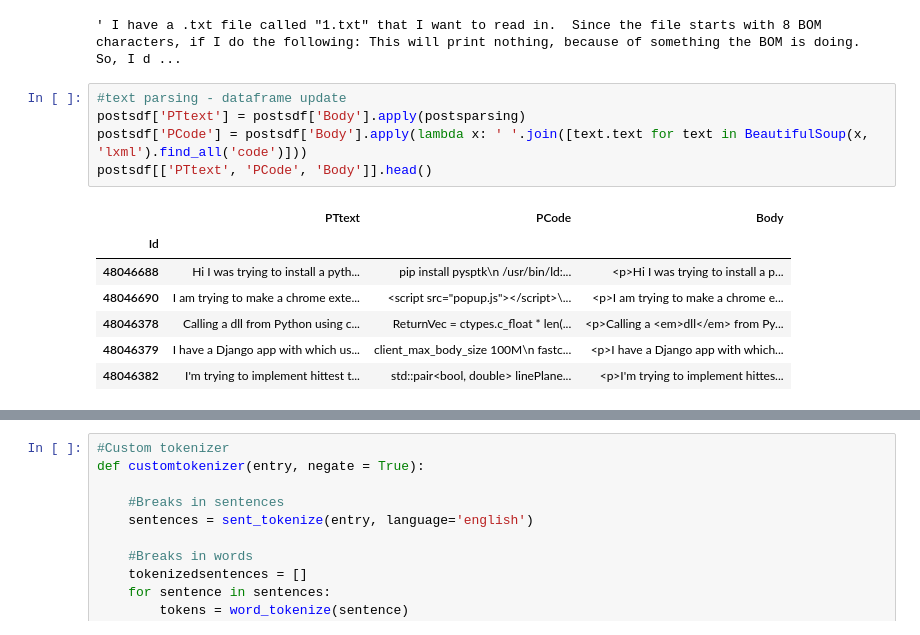
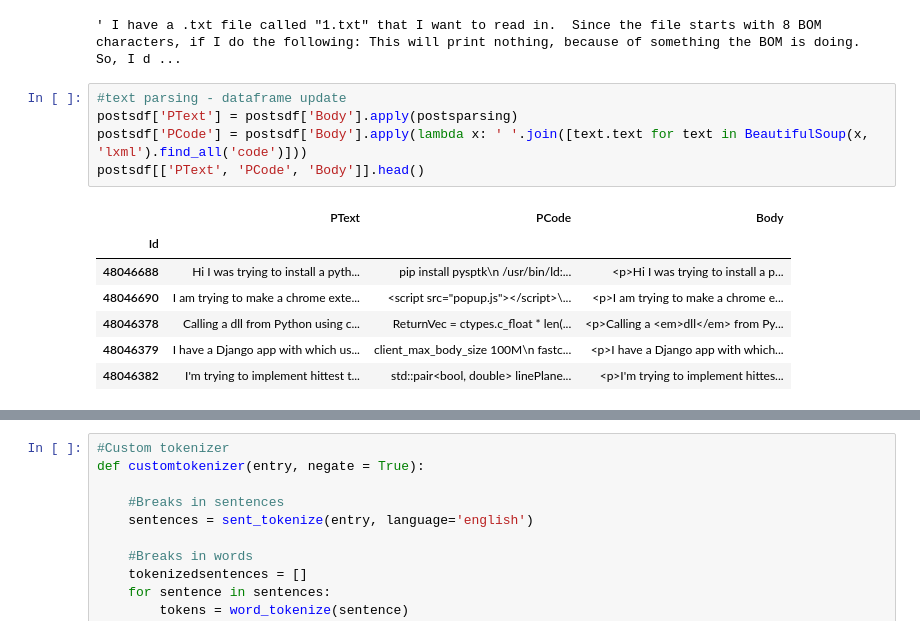
Before and after one commit to rudloffl/Tag-generator-Stackoverflow, a Jupyter notebook: Notebooks/A2 - posts exploration.ipynb, the cells around one changed output, grey strips where cells are left out. Cells and saved outputs as stored; diff of their text form.

```diff
--- a/Notebooks/A2 - posts exploration.ipynb
+++ b/Notebooks/A2 - posts exploration.ipynb
@@ -223,11 +230,11 @@ postsparsing(postsdf['Body'].loc[sampleline])
 ' I have a .txt file called "1.txt" that I want to read in.  Since the file starts with 8 BOM characters, if I do the following: This will print nothing, because of something the BOM is doing. So, I d ...
 # %%
 #text parsing - dataframe update
-postsdf['PTtext'] = postsdf['Body'].apply(postsparsing)
+postsdf['PText'] = postsdf['Body'].apply(postsparsing)
 postsdf['PCode'] = postsdf['Body'].apply(lambda x: ' '.join([text.text for text in BeautifulSoup(x, 'lxml').find_all('code')]))
-postsdf[['PTtext', 'PCode', 'Body']].head()
+postsdf[['PText', 'PCode', 'Body']].head()
 # %% [output]
-|  | PTtext | PCode | Body |
+|  | PText | PCode | Body |
 | Id |  |  |  |
 | 48046688 | Hi I was trying to install a pyth... | pip install pysptk\n /usr/bin/ld:... | <p>Hi I was trying to install a p... |
 | 48046690 | I am trying to make a chrome exte... | <script src="popup.js"></script>\... | <p>I am trying to make a chrome e... |
```
Also changed, not shown: parts of 18 cells of this notebook, 3 other files.
